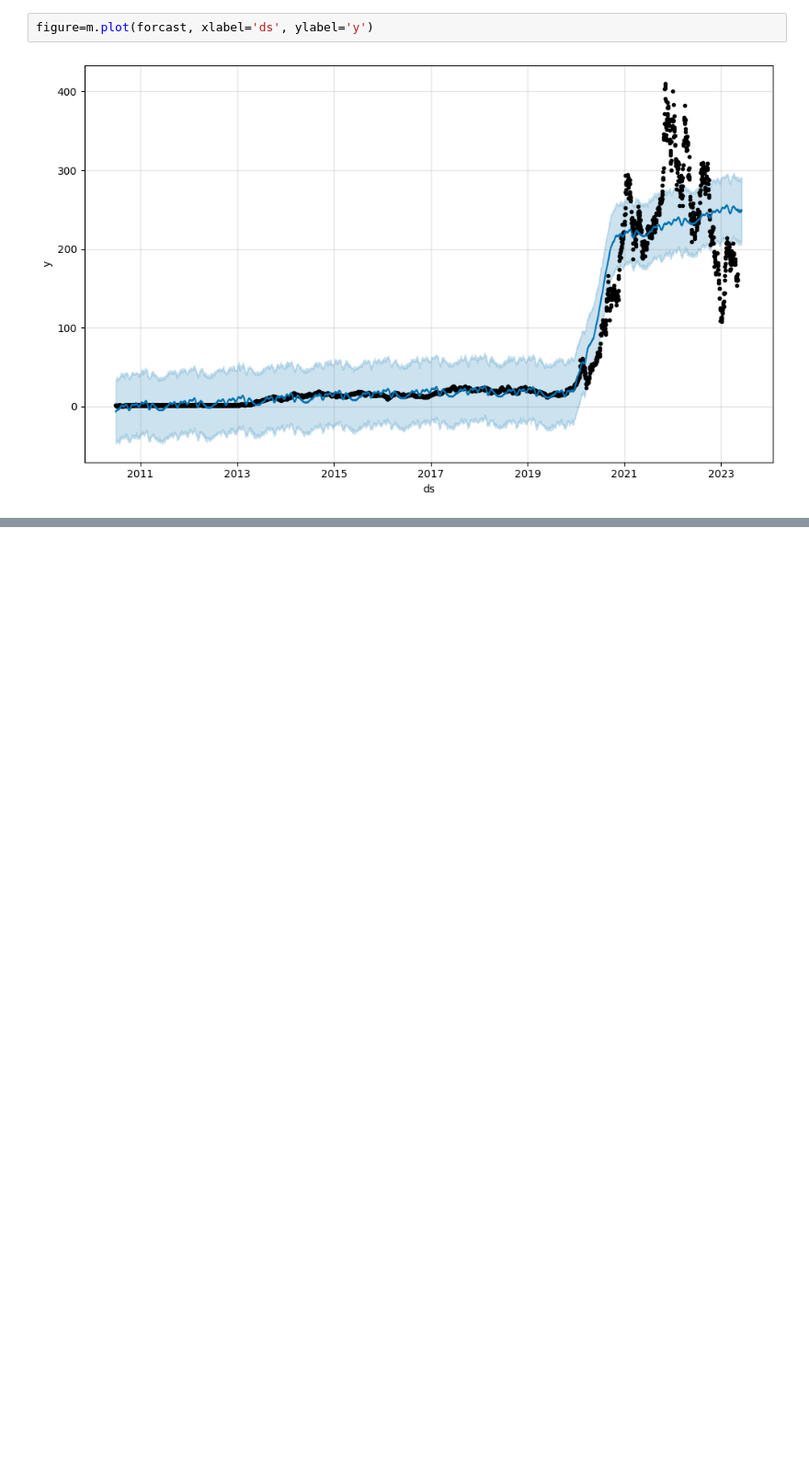
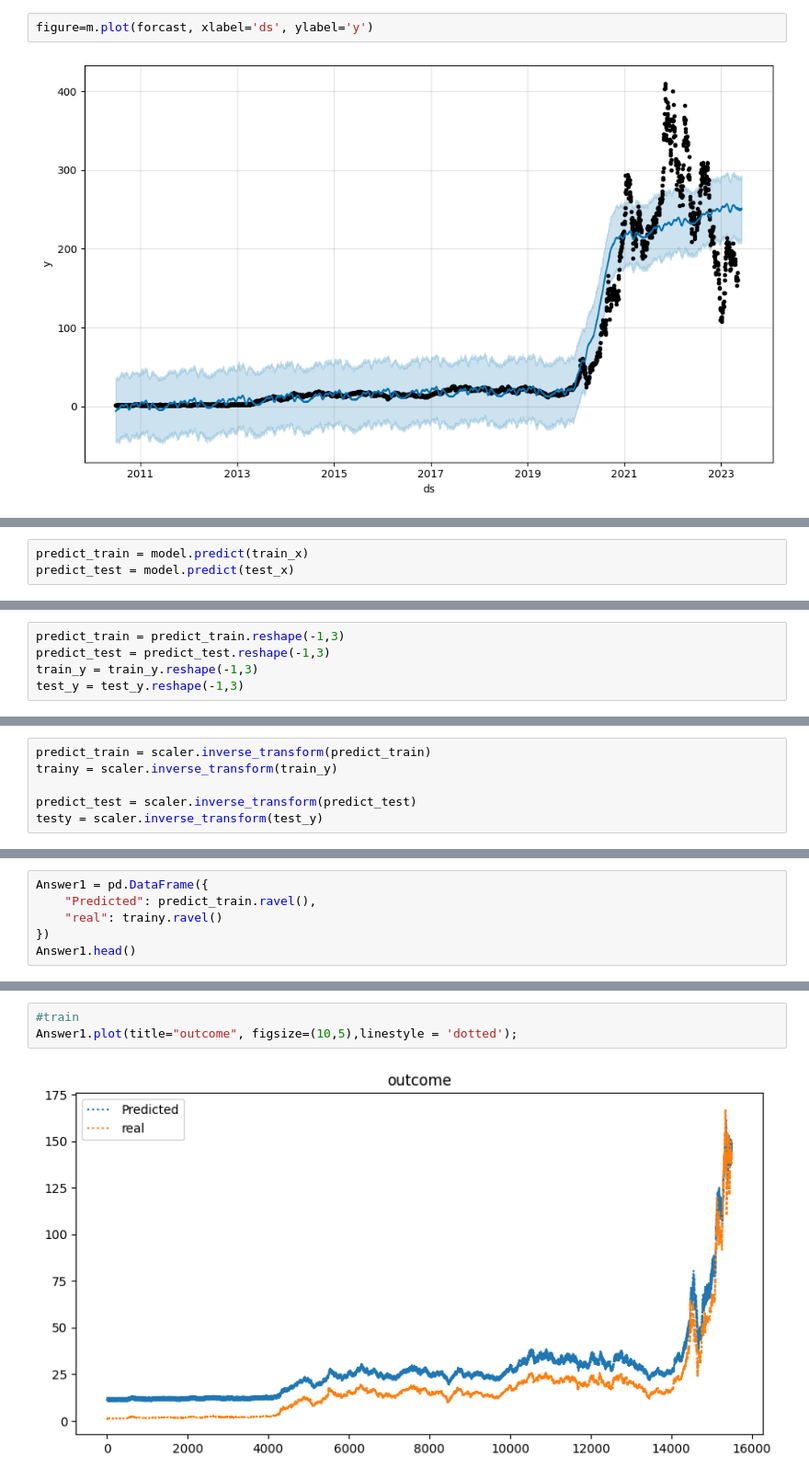
Before and after one commit to Anshuldogra001/Stock_Market_Capestone_Project, a Jupyter notebook: Stock_prediction.ipynb, the cells around one changed output, grey strips where cells are left out. Shown at 92% size. Drawn from its saved outputs; the diff is of its cells as text; blank space fills up the shorter version.

```diff
--- a/Stock_prediction.ipynb
+++ b/Stock_prediction.ipynb
@@ -278,0 +412,3 @@ files.download("forecast.csv")
+# %%
+predict_train = model.predict(train_x)
+predict_test = model.predict(test_x)
@@ -278,0 +443,5 @@ files.download("forecast.csv")
+# %%
+predict_train = predict_train.reshape(-1,3)
+predict_test = predict_test.reshape(-1,3)
+train_y = train_y.reshape(-1,3)
+test_y = test_y.reshape(-1,3)
@@ -278,0 +464,6 @@ files.download("forecast.csv")
+# %%
+predict_train = scaler.inverse_transform(predict_train)
+trainy = scaler.inverse_transform(train_y)
+
+predict_test = scaler.inverse_transform(predict_test)
+testy = scaler.inverse_transform(test_y)
@@ -278,0 +478,6 @@ files.download("forecast.csv")
+# %%
+Answer1 = pd.DataFrame({
+    "Predicted": predict_train.ravel(),
+    "real": trainy.ravel()
+})
+Answer1.head()
@@ -278,0 +491,5 @@ files.download("forecast.csv")
+# %%
+#train
+Answer1.plot(title="outcome", figsize=(10,5),linestyle = 'dotted');
+# %% [output]
+[figure, added]
```
Also changed, not shown: parts of 46 cells of this notebook.
